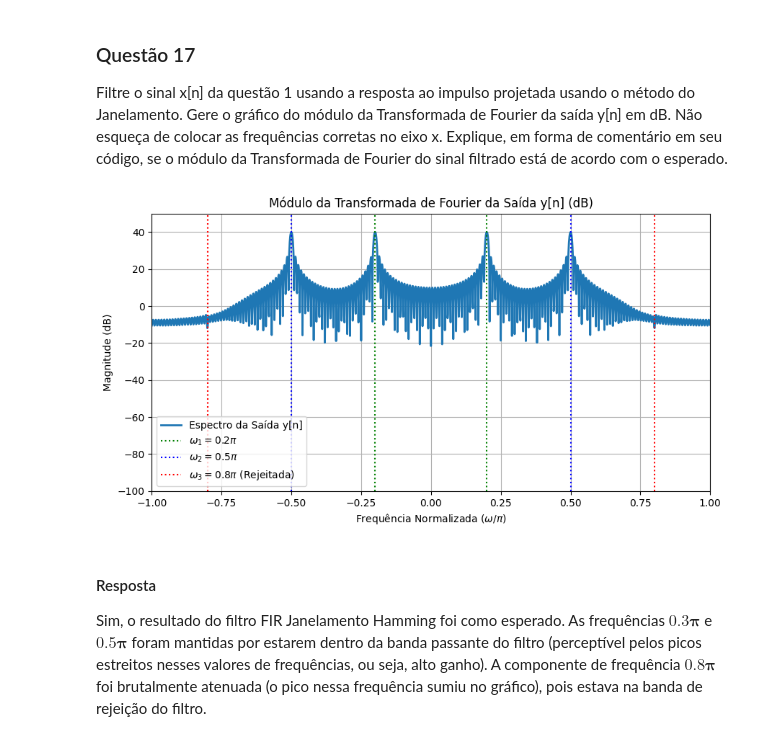
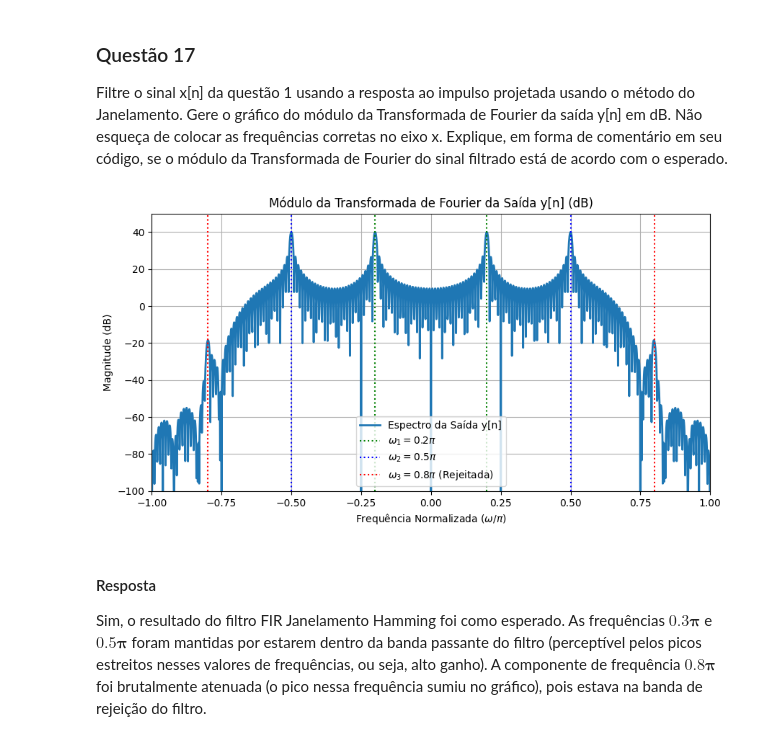
Before and after one commit to RyamLael/Processamento-digital-de-sinais, a Jupyter notebook: RyamLaelOliveira.ipynb, the cells around one changed output. Cells and saved outputs as stored; diff of their text form; code cells hidden in the pictures.

```diff
--- a/trabalho 01 - Filtros de Fase Linear e Janelamento.ipynb
+++ b/RyamLaelOliveira.ipynb
@@ -1028,7 +1028,7 @@ forma de comentário em seu código, se o módulo da Transformada de Fourier do
 filtrado está de acordo com o esperado.
 # %%
 # Filtragem: Convolução y[n] = x[n] * h[n]
-y_n = np.convolve(x_n, h_n, mode="same")
+y_n = np.convolve(x_n, h_n, mode="full")
 
 # Cálculo da transformada de Fourier (FFT) da Saída y[n]
 
@@ -1039,37 +1039,37 @@ Y_f = np.fft.fft(y_n, N_FFT)
 # Reordenando para ficar simétrico (frescura do python)
 Y_shift = np.fft.fftshift(Y_f)
 
+# Módulo em dB
+Y_dB = 20 * np.log10(np.abs(Y_shift) + 1e-12)
+
 # Eixo de frequências simétrico: [-pi, pi]
 omega = np.linspace(-np.pi, np.pi, N_FFT, endpoint=False)
 omega_norm = omega / np.pi
-
-# Módulo em dB
-Y_dB = 20 * np.log10(np.abs(Y_shift) + 1e-12)
 
 # Gráfico do Módulo da Transformada de Fourier da Saída y[n]
 plt.figure(figsize=(10, 5))
 plt.plot(omega_norm, Y_dB, linewidth=2, label='Espectro da Saída y[n]')
 plt.title("Módulo da Transformada de Fourier da Saída y[n] (dB)")
 plt.xlabel(r"Frequência Normalizada ($\omega/\pi$)")
 plt.ylabel("Magnitude (dB)")
 
 # Linhas de referência das frequências originais
 plt.axvline(0.2, color='g', linestyle=':', label=r"$\omega_1 = 0.2\pi$")
 plt.axvline(0.5, color='b', linestyle=':', label=r"$\omega_2 = 0.5\pi$")
 plt.axvline(0.8, color='r', linestyle=':', label=r"$\omega_3 = 0.8\pi$ (Rejeitada)")
 
 # Linhas de referência simétricas
 plt.axvline(-0.2, color='g', linestyle=':')
 plt.axvline(-0.5, color='b', linestyle=':')
 plt.axvline(-0.8, color='r', linestyle=':')
 
 plt.xlim(-1, 1)
 plt.ylim(-100, 50)
 plt.legend()
 plt.grid(True)
 plt.show()
 # %% [output]
-[figure, old version]
+[figure, new version]
 # %% [markdown]
 #### Resposta
 Sim, o resultado do filtro FIR Janelamento Hamming foi como esperado. As frequências $\mathbf{0.3\pi}$ e $\mathbf{0.5\pi}$ foram mantidas por estarem dentro da banda passante do filtro (perceptível pelos picos estreitos nesses valores de frequências, ou seja, alto ganho). A componente de frequência $\mathbf{0.8\pi}$ foi brutalmente atenuada (o pico nessa frequência sumiu no gráfico), pois estava na banda de rejeição do filtro.
```
Also changed, not shown: parts of 1 cell of this notebook.
